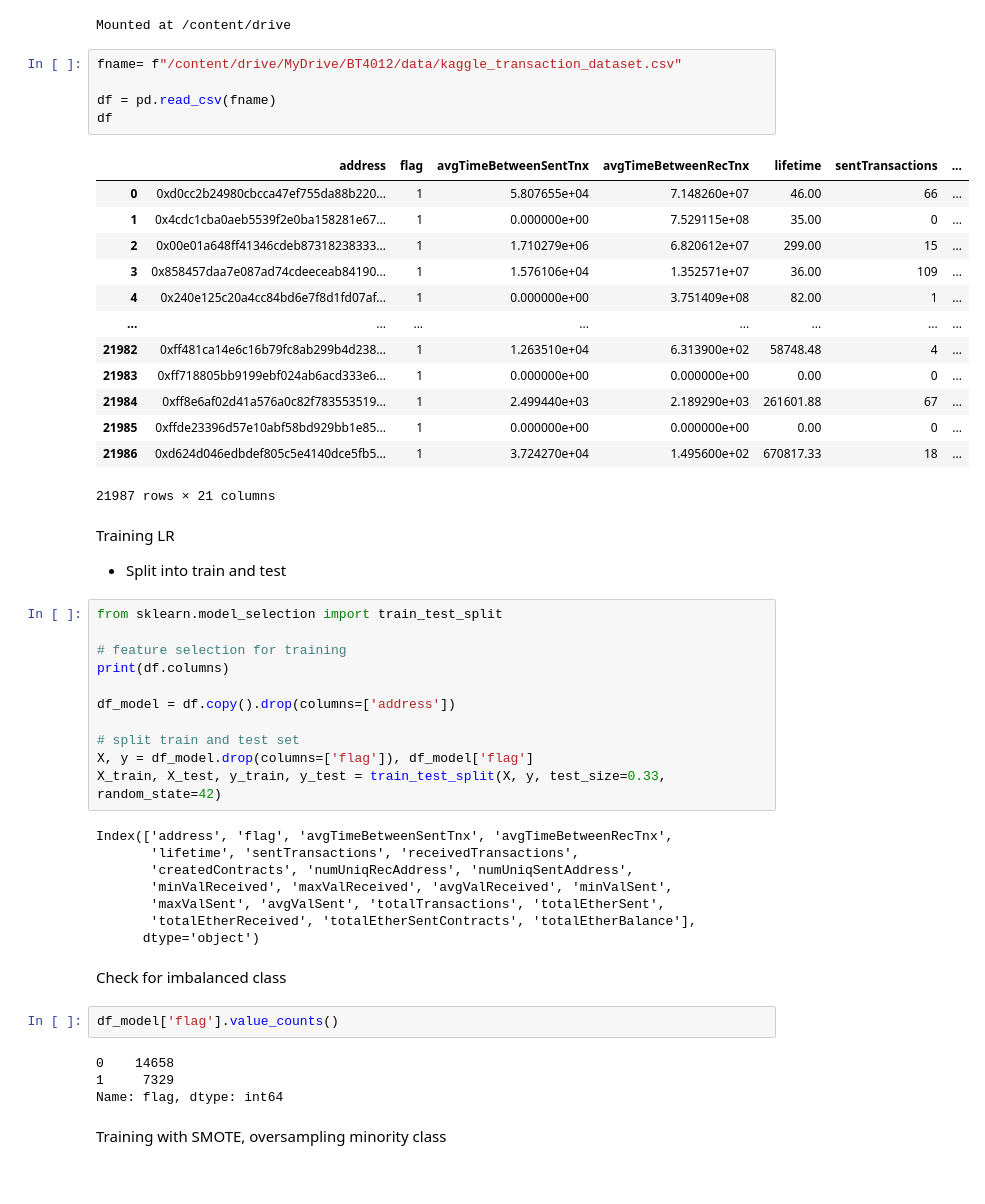
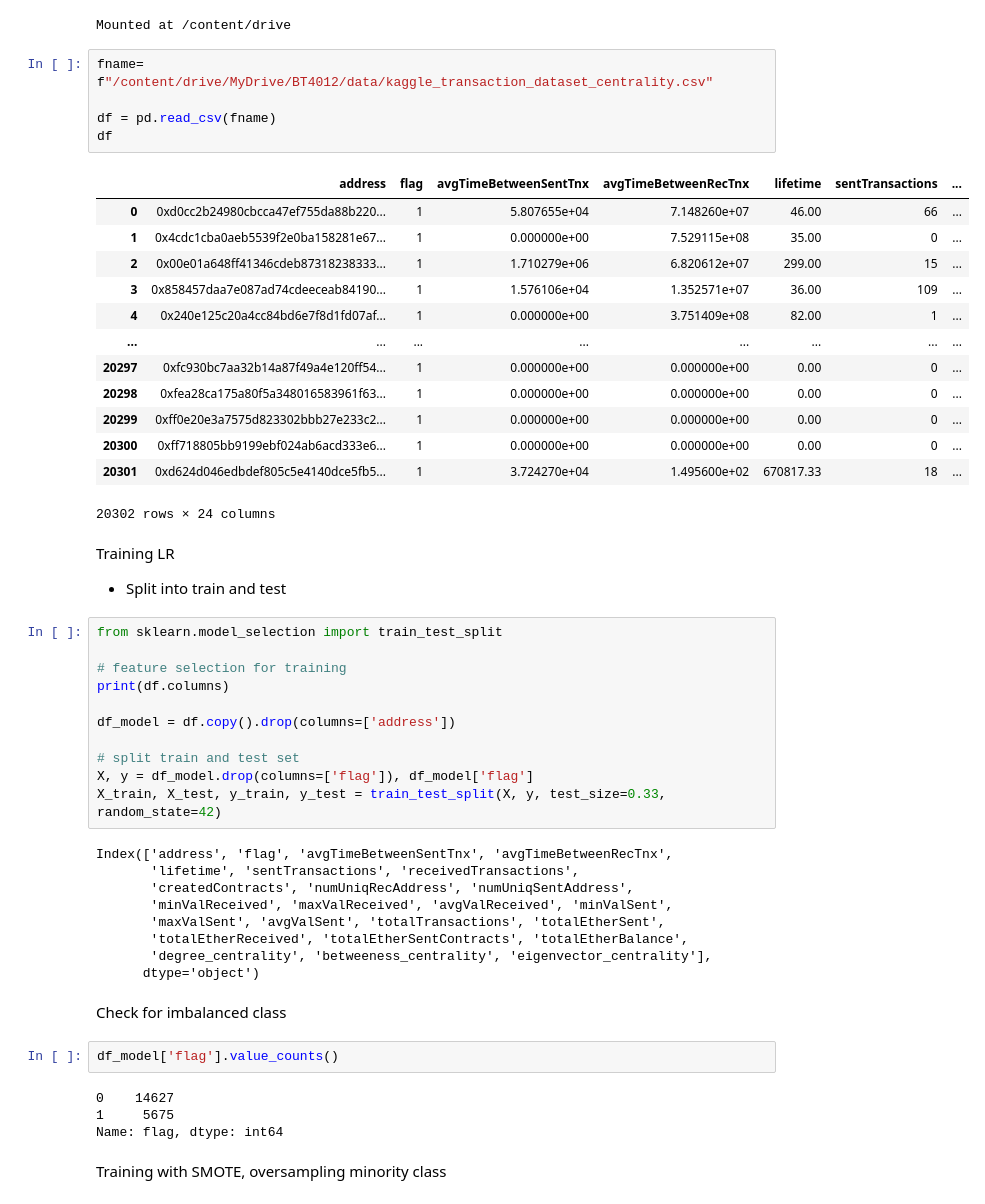
Before and after one commit to aanghs22/bt4012-group13, a Jupyter notebook: LogisticRegression.ipynb, the cells around one changed output. Cells and saved outputs as stored; diff of their text form.

```diff
--- a/LogisticRegression.ipynb
+++ b/LogisticRegression.ipynb
@@ -7,24 +7,24 @@ drive.mount('/content/drive')
 # %% [output]
 Mounted at /content/drive
 # %%
-fname= f"/content/drive/MyDrive/BT4012/data/kaggle_transaction_dataset.csv"
+fname= f"/content/drive/MyDrive/BT4012/data/kaggle_transaction_dataset_centrality.csv"
 
 df = pd.read_csv(fname)
 df
 # %% [output]
 |  | address | flag | avgTimeBetweenSentTnx | avgTimeBetweenRecTnx | lifetime | sentTransactions | ... |
 | 0 | 0xd0cc2b24980cbcca47ef755da88b220... | 1 | 5.807655e+04 | 7.148260e+07 | 46.00 | 66 | ... |
 | 1 | 0x4cdc1cba0aeb5539f2e0ba158281e67... | 1 | 0.000000e+00 | 7.529115e+08 | 35.00 | 0 | ... |
 | 2 | 0x00e01a648ff41346cdeb87318238333... | 1 | 1.710279e+06 | 6.820612e+07 | 299.00 | 15 | ... |
 | 3 | 0x858457daa7e087ad74cdeeceab84190... | 1 | 1.576106e+04 | 1.352571e+07 | 36.00 | 109 | ... |
 | 4 | 0x240e125c20a4cc84bd6e7f8d1fd07af... | 1 | 0.000000e+00 | 3.751409e+08 | 82.00 | 1 | ... |
 | ... | ... | ... | ... | ... | ... | ... | ... |
-| 21982 | 0xff481ca14e6c16b79fc8ab299b4d238... | 1 | 1.263510e+04 | 6.313900e+02 | 58748.48 | 4 | ... |
-| 21983 | 0xff718805bb9199ebf024ab6acd333e6... | 1 | 0.000000e+00 | 0.000000e+00 | 0.00 | 0 | ... |
-| 21984 | 0xff8e6af02d41a576a0c82f783553519... | 1 | 2.499440e+03 | 2.189290e+03 | 261601.88 | 67 | ... |
-| 21985 | 0xffde23396d57e10abf58bd929bb1e85... | 1 | 0.000000e+00 | 0.000000e+00 | 0.00 | 0 | ... |
-| 21986 | 0xd624d046edbdef805c5e4140dce5fb5... | 1 | 3.724270e+04 | 1.495600e+02 | 670817.33 | 18 | ... |
+| 20297 | 0xfc930bc7aa32b14a87f49a4e120ff54... | 1 | 0.000000e+00 | 0.000000e+00 | 0.00 | 0 | ... |
+| 20298 | 0xfea28ca175a80f5a348016583961f63... | 1 | 0.000000e+00 | 0.000000e+00 | 0.00 | 0 | ... |
+| 20299 | 0xff0e20e3a7575d823302bbb27e233c2... | 1 | 0.000000e+00 | 0.000000e+00 | 0.00 | 0 | ... |
+| 20300 | 0xff718805bb9199ebf024ab6acd333e6... | 1 | 0.000000e+00 | 0.000000e+00 | 0.00 | 0 | ... |
+| 20301 | 0xd624d046edbdef805c5e4140dce5fb5... | 1 | 3.724270e+04 | 1.495600e+02 | 670817.33 | 18 | ... |
-21987 rows × 21 columns
+20302 rows × 24 columns
 # %% [markdown]
 Training LR
 - Split into train and test
@@ -45,15 +45,16 @@ Index(['address', 'flag', 'avgTimeBetweenSentTnx', 'avgTimeBetweenRecTnx',
        'createdContracts', 'numUniqRecAddress', 'numUniqSentAddress',
        'minValReceived', 'maxValReceived', 'avgValReceived', 'minValSent',
        'maxValSent', 'avgValSent', 'totalTransactions', 'totalEtherSent',
-       'totalEtherReceived', 'totalEtherSentContracts', 'totalEtherBalance'],
+       'totalEtherReceived', 'totalEtherSentContracts', 'totalEtherBalance',
+       'degree_centrality', 'betweeness_centrality', 'eigenvector_centrality'],
       dtype='object')
 # %% [markdown]
 Check for imbalanced class
 # %%
 df_model['flag'].value_counts()
 # %% [output]
-0    14658
-1     7329
+0    14627
+1     5675
 Name: flag, dtype: int64
 # %% [markdown]
 Training with SMOTE, oversampling minority class
```
Also changed, not shown: parts of 49 cells of this notebook.
